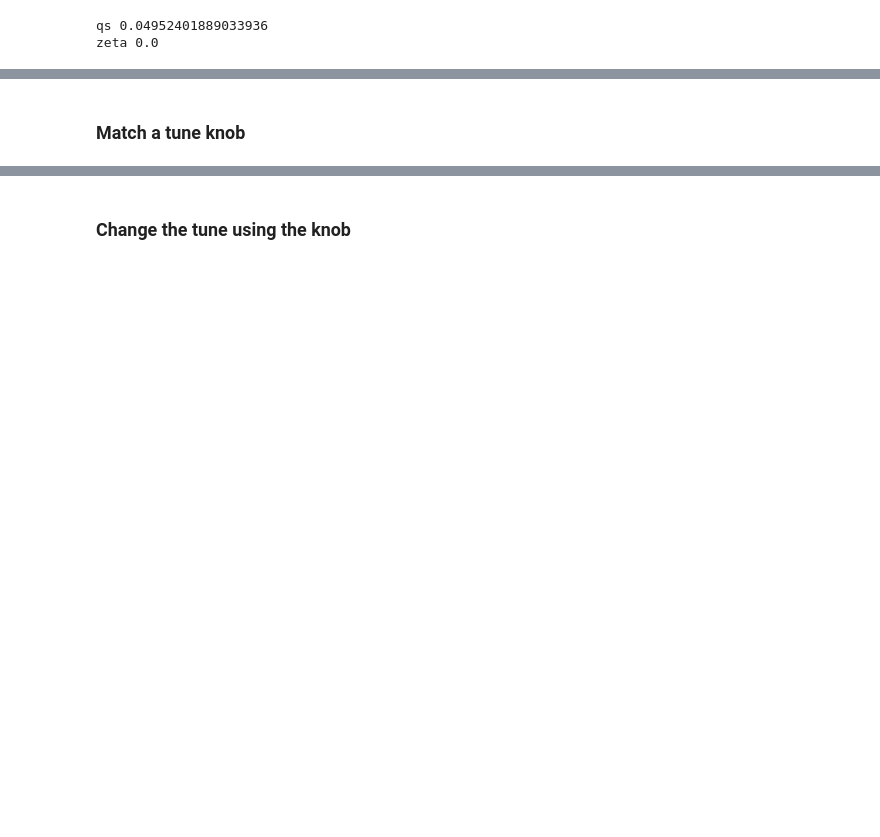
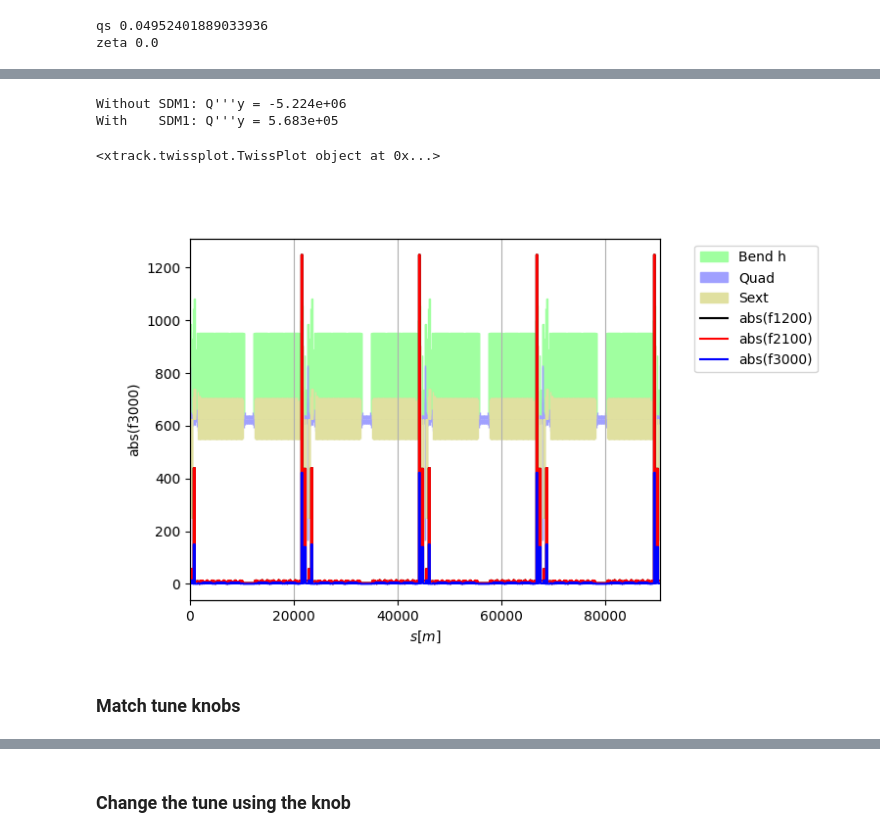
Before and after one commit to giadarol/fcc_92, a Jupyter notebook: 004_tutorial_cap_meeting/notebook_14_putting_it_together.ipynb, the cells around one changed output, grey strips where cells are left out. Cells and saved outputs as stored; diff of their text form; code cells hidden in the pictures; blank space fills up the shorter version.

```diff
--- a/004_tutorial_cap_meeting/notebook_14_putting_it_together.ipynb
+++ b/004_tutorial_cap_meeting/notebook_14_putting_it_together.ipynb
@@ -79,0 +108,3 @@ plt.subplots_adjust(hspace=0.4)
+# %%
+### Remove the "phase sextupole"
+line['ksdm1l'] = 0
@@ -80,5 +120,22 @@ plt.subplots_adjust(hspace=0.4)
+# %%
+# Use MAD-NG get third order chromaticity and RDTs
+line['rf_on'] = 0
+tw_ng_no_sdm1 = line.madng_twiss(rdts=['f1200', 'f2100', 'f3000'])
+# %%
+# Plot RDT
+print(f"Without SDM1: Q'''y = {tw_ng_no_sdm1.d3q2_nf_ng:.3e}")
+print(f"With    SDM1: Q'''y = {tw_ng.d3q2_nf_ng:.3e}")
+# %% [output]
+Without SDM1: Q'''y = -5.224e+06
+With    SDM1: Q'''y = 5.683e+05
+# %%
+# Plot RDT
+tw_ng_no_sdm1.plot('abs(f1200) abs(f2100) abs(f3000)')
+# %% [output]
+<xtrack.twissplot.TwissPlot object at 0x...>
+[figure, added]
 # %% [markdown]
-### Match a tune knob
+### Match tune knobs
 # %%
 tw0 = line.twiss4d()
 opt = line.match_knob(
```
Also changed, not shown: parts of 48 cells of this notebook, 1 other file.
